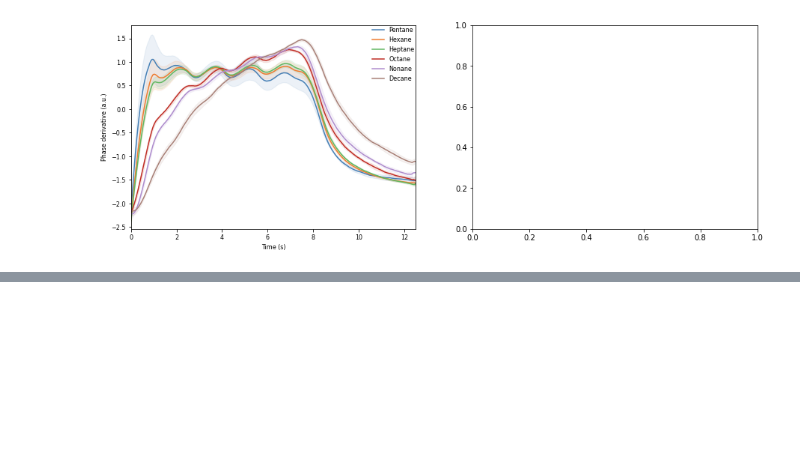
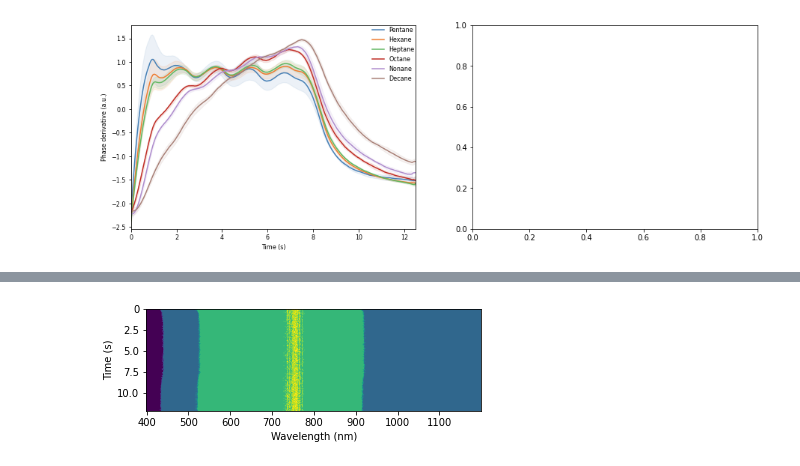
Before and after one commit to soerenbrandt/sniffing-sensor, a Jupyter notebook: Examples.ipynb, the cells around one changed output, grey strips where cells are left out. Drawn from its saved outputs; the diff is of its cells as text; code cells hidden in the pictures; blank space fills up the shorter version.

```diff
--- a/Examples.ipynb
+++ b/Examples.ipynb
@@ -525,0 +651,9 @@ Length of experimental set loaded: 56
+# %%
+plt.imshow(np.round(gas_img[gas_n], -2))
+plt.xlabel("Wavelength (nm)")
+plt.ylabel("Time (s)")
+plt.gca().set_xticklabels(range(300,1250,100))
+plt.gca().set_yticklabels(["", "0", "2.5", "5.0","7.5","10.0"])
+#plt.savefig('./Sniffing riverplot.svg', format='svg', dpi=1200)
+# %% [output]
+[figure, added]
```
Also changed, not shown: parts of 9 cells of this notebook, 9 other files.
